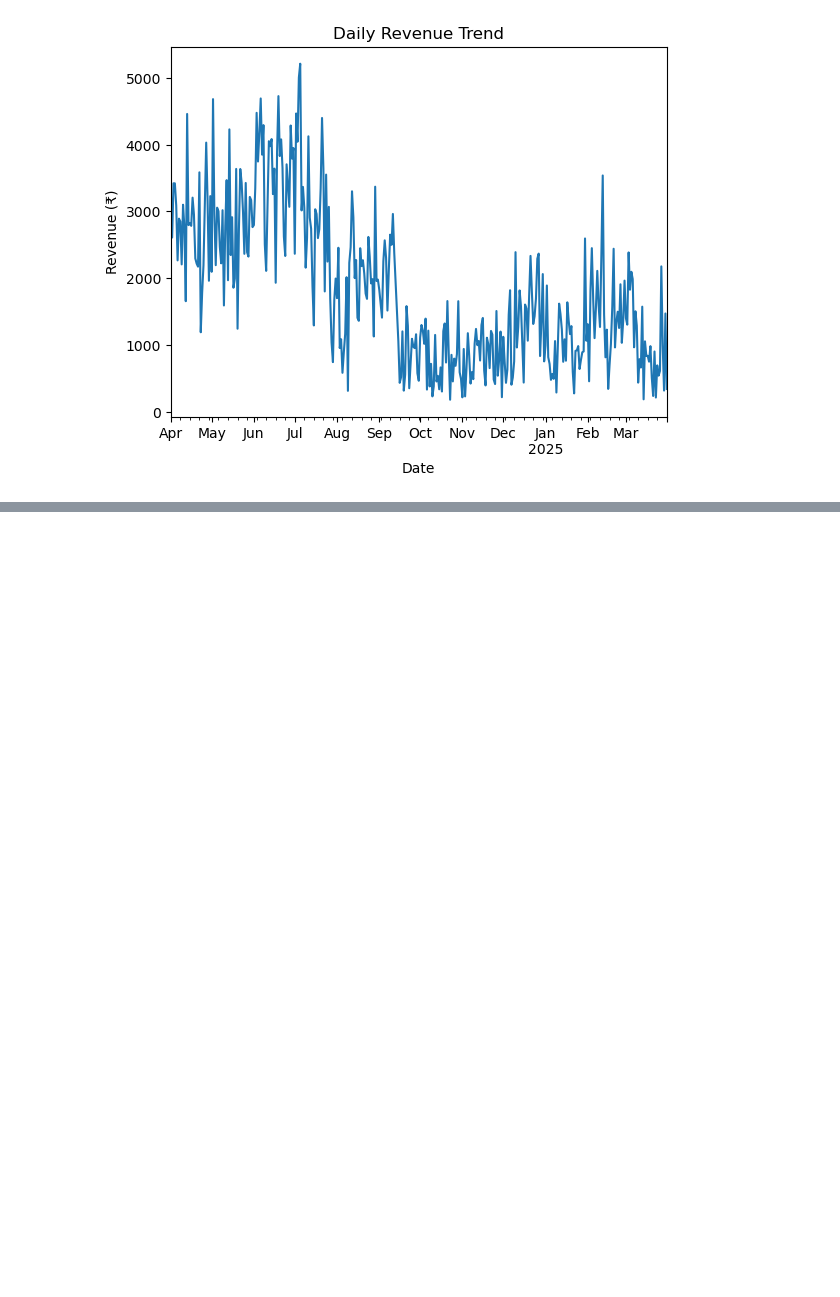
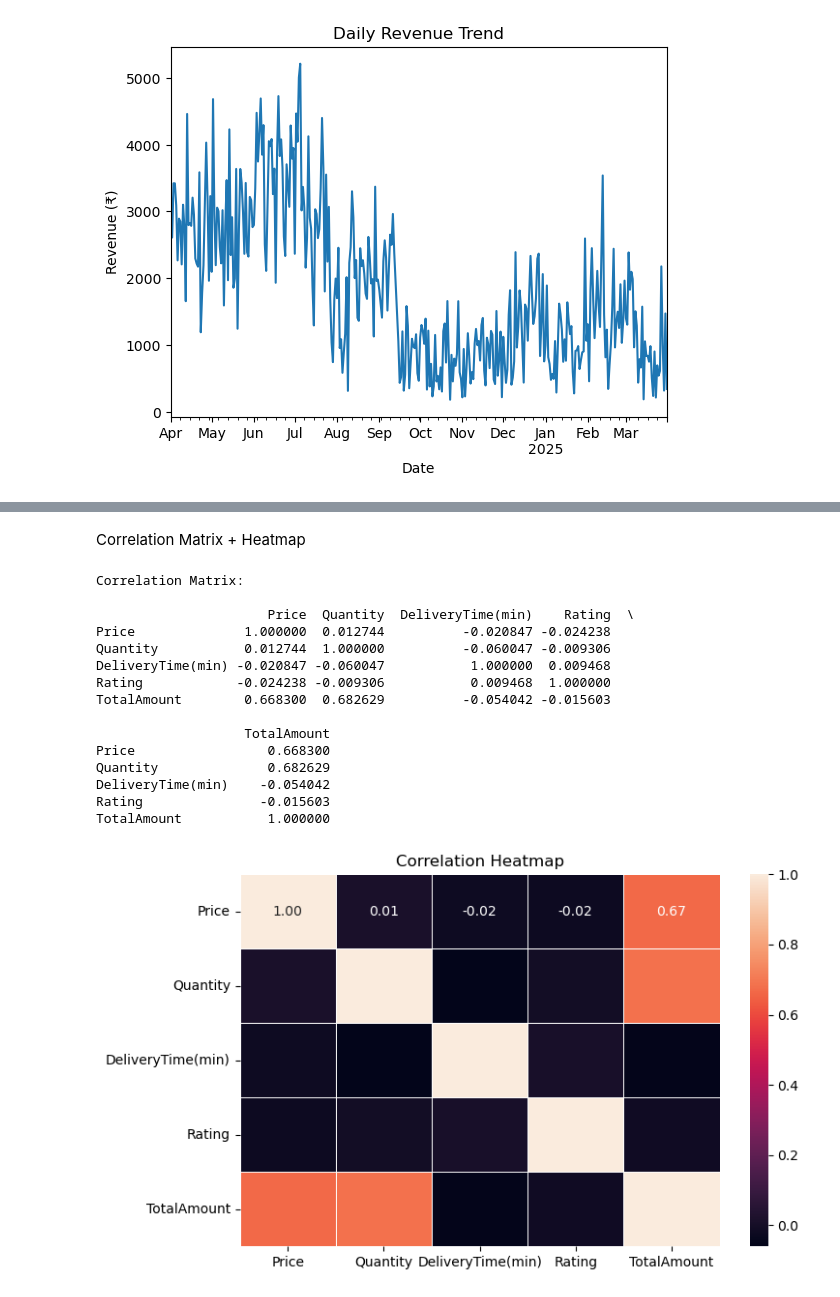
Before and after one commit to palak-verma-0309/Zepto_blinkit-data-analysis, a Jupyter notebook: analysis.ipynb, the cells around one changed output, grey strips where cells are left out. Saved outputs shown, nothing was run; the diff lists cells and outputs as text; code cells hidden in the pictures; blank space fills up the shorter version.

Commit message:
Correlation Matrix + Heatmap

```diff
--- a/analysis.ipynb
+++ b/analysis.ipynb
@@ -331,0 +353,28 @@ plt.show()
+# %% [markdown]
+Correlation Matrix + Heatmap
+# %%
+num_df = df.select_dtypes(include=['int64','float64'])
+corr_matrix = num_df.corr()
+print("\nCorrelation Matrix:\n")
+print(corr_matrix)
+plt.figure(figsize=(8,5))
+sns.heatmap(corr_matrix, annot=True, fmt=".2f", linewidths=0.5)
+plt.title("Correlation Heatmap")
+plt.show()
+# %% [output]
+Correlation Matrix:
+
+                      Price  Quantity  DeliveryTime(min)    Rating  \
+Price              1.000000  0.012744          -0.020847 -0.024238
+Quantity           0.012744  1.000000          -0.060047 -0.009306
+DeliveryTime(min) -0.020847 -0.060047           1.000000  0.009468
+Rating            -0.024238 -0.009306           0.009468  1.000000
+TotalAmount        0.668300  0.682629          -0.054042 -0.015603
+
+                   TotalAmount
+Price                 0.668300
+Quantity              0.682629
+DeliveryTime(min)    -0.054042
+Rating               -0.015603
+TotalAmount           1.000000
+[figure, added]
```
Also changed, not shown: parts of 2 cells of this notebook.
